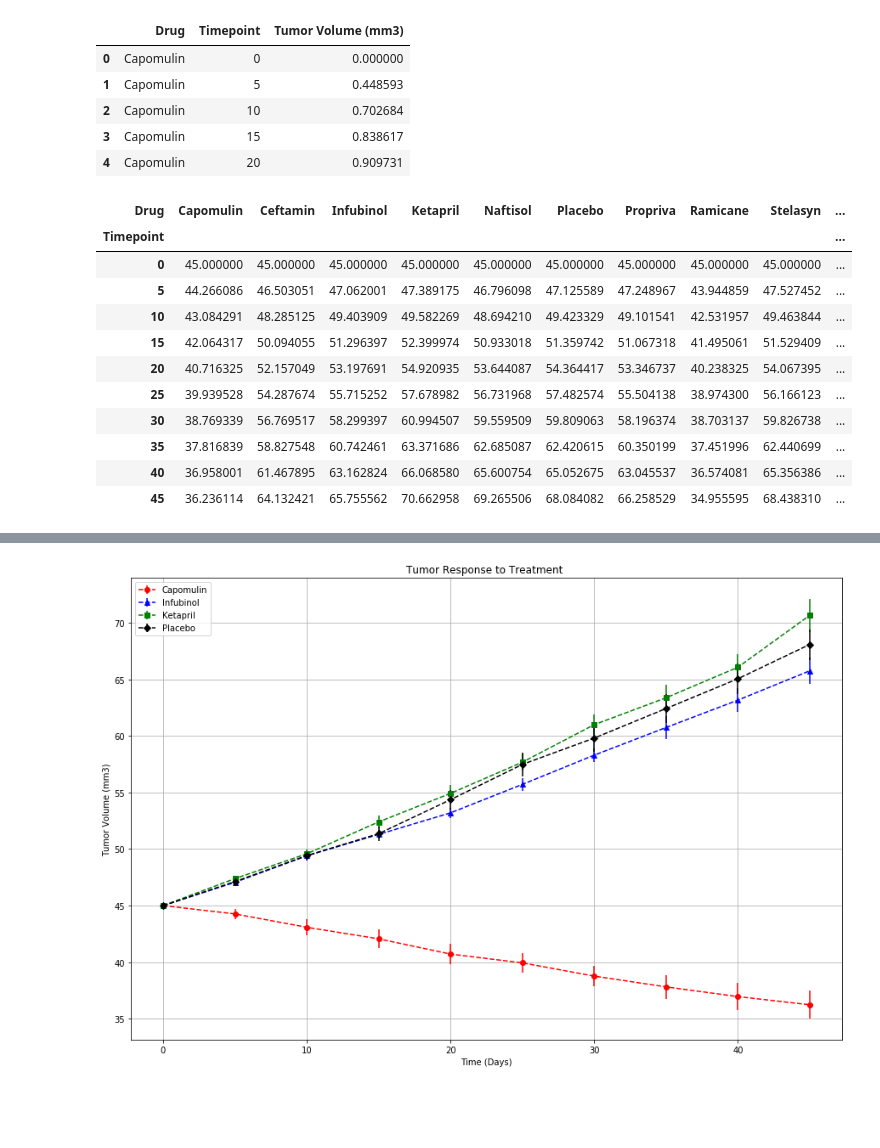
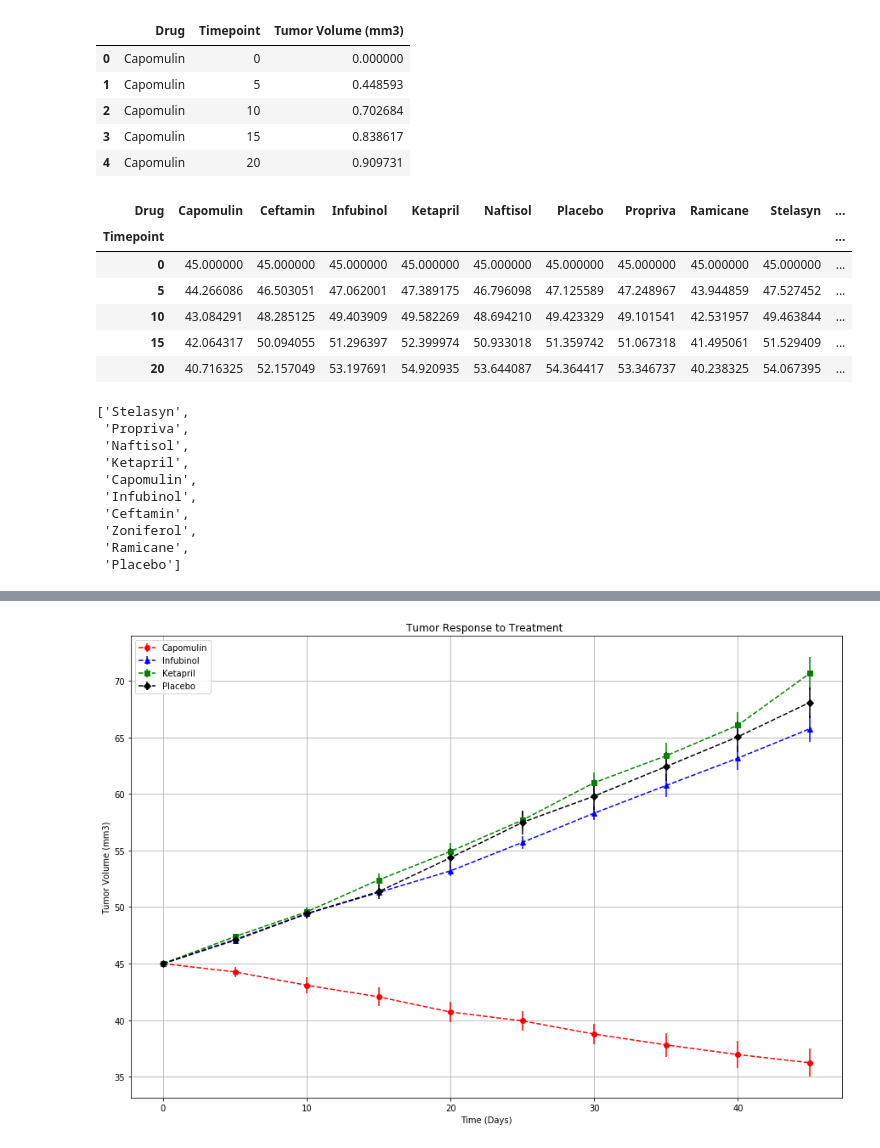
Before and after one commit to Jmaddalena42/Matplotlib_Pharmaceutical, a Jupyter notebook: Pymaceuticals/Pymaceuticals.ipynb, the cells around one changed output, grey strips where cells are left out. Saved outputs shown, nothing was run; the diff lists cells and outputs as text; code cells hidden in the pictures; blank space fills up the shorter version.

```diff
--- a/Pymaceuticals/Pymaceuticals.ipynb
+++ b/Pymaceuticals/Pymaceuticals.ipynb
@@ -72,20 +72,31 @@ df2.head()
 # %%
 # Minor Data Munging to Re-Format the Data Frames
 MData1 = Tumor_Volume_Data.pivot(index = 'Timepoint', columns = 'Drug', values = 'Tumor Volume (mm3)')
 
 
 # Preview that Reformatting worked
-MData1
+MData1.head()
 # %% [output]
 | Drug | Capomulin | Ceftamin | Infubinol | Ketapril | Naftisol | Placebo | Propriva | Ramicane | Stelasyn | ... |
 | Timepoint |  |  |  |  |  |  |  |  |  | ... |
 | 0 | 45.000000 | 45.000000 | 45.000000 | 45.000000 | 45.000000 | 45.000000 | 45.000000 | 45.000000 | 45.000000 | ... |
 | 5 | 44.266086 | 46.503051 | 47.062001 | 47.389175 | 46.796098 | 47.125589 | 47.248967 | 43.944859 | 47.527452 | ... |
 | 10 | 43.084291 | 48.285125 | 49.403909 | 49.582269 | 48.694210 | 49.423329 | 49.101541 | 42.531957 | 49.463844 | ... |
 | 15 | 42.064317 | 50.094055 | 51.296397 | 52.399974 | 50.933018 | 51.359742 | 51.067318 | 41.495061 | 51.529409 | ... |
 | 20 | 40.716325 | 52.157049 | 53.197691 | 54.920935 | 53.644087 | 54.364417 | 53.346737 | 40.238325 | 54.067395 | ... |
-| 25 | 39.939528 | 54.287674 | 55.715252 | 57.678982 | 56.731968 | 57.482574 | 55.504138 | 38.974300 | 56.166123 | ... |
-| 30 | 38.769339 | 56.769517 | 58.299397 | 60.994507 | 59.559509 | 59.809063 | 58.196374 | 38.703137 | 59.826738 | ... |
-| 35 | 37.816839 | 58.827548 | 60.742461 | 63.371686 | 62.685087 | 62.420615 | 60.350199 | 37.451996 | 62.440699 | ... |
-| 40 | 36.958001 | 61.467895 | 63.162824 | 66.068580 | 65.600754 | 65.052675 | 63.045537 | 36.574081 | 65.356386 | ... |
-| 45 | 36.236114 | 64.132421 | 65.755562 | 70.662958 | 69.265506 | 68.084082 | 66.258529 | 34.955595 | 68.438310 | ... |
+# %%
+Drugsdf = df[['Drug']].drop_duplicates(subset=None, keep='first', inplace=False)
+
+AllDrugs = Drugsdf['Drug'].to_list()
+AllDrugs
+# %% [output]
+['Stelasyn',
+ 'Propriva',
+ 'Naftisol',
+ 'Ketapril',
+ 'Capomulin',
+ 'Infubinol',
+ 'Ceftamin',
+ 'Zoniferol',
+ 'Ramicane',
+ 'Placebo']
```
Also changed, not shown: parts of 21 cells of this notebook, 1 other file.
